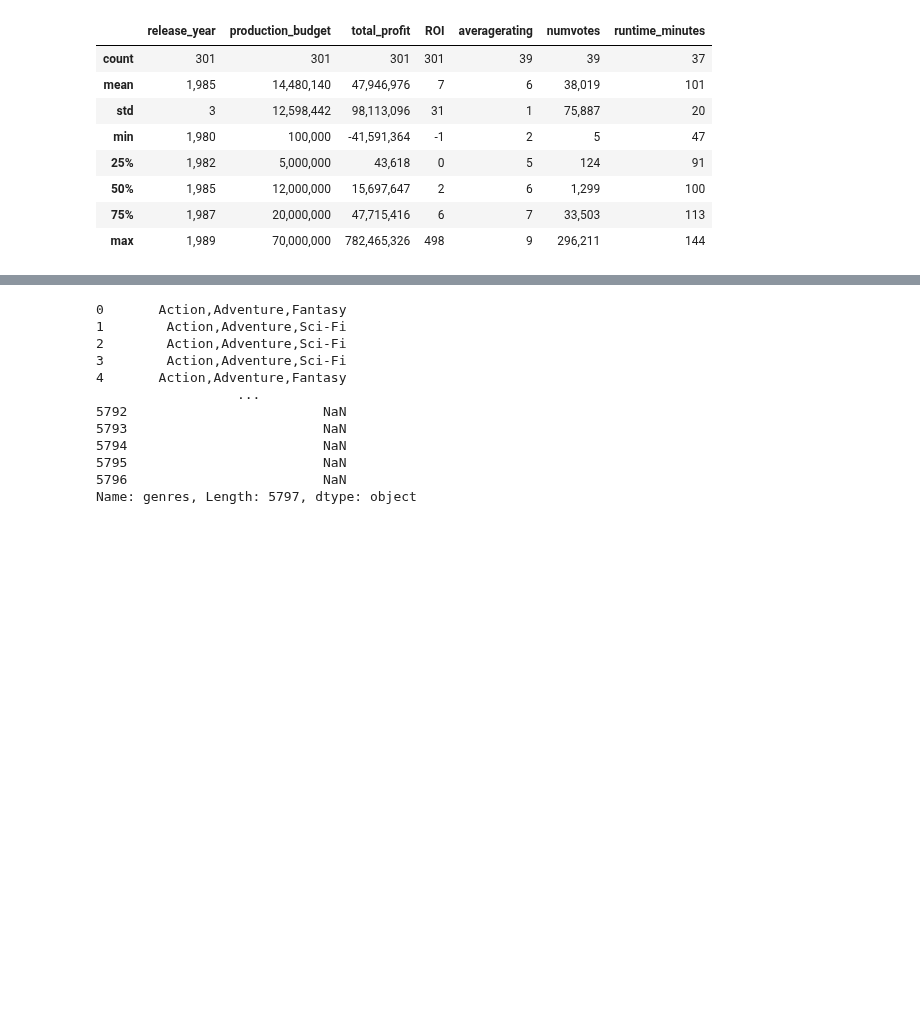
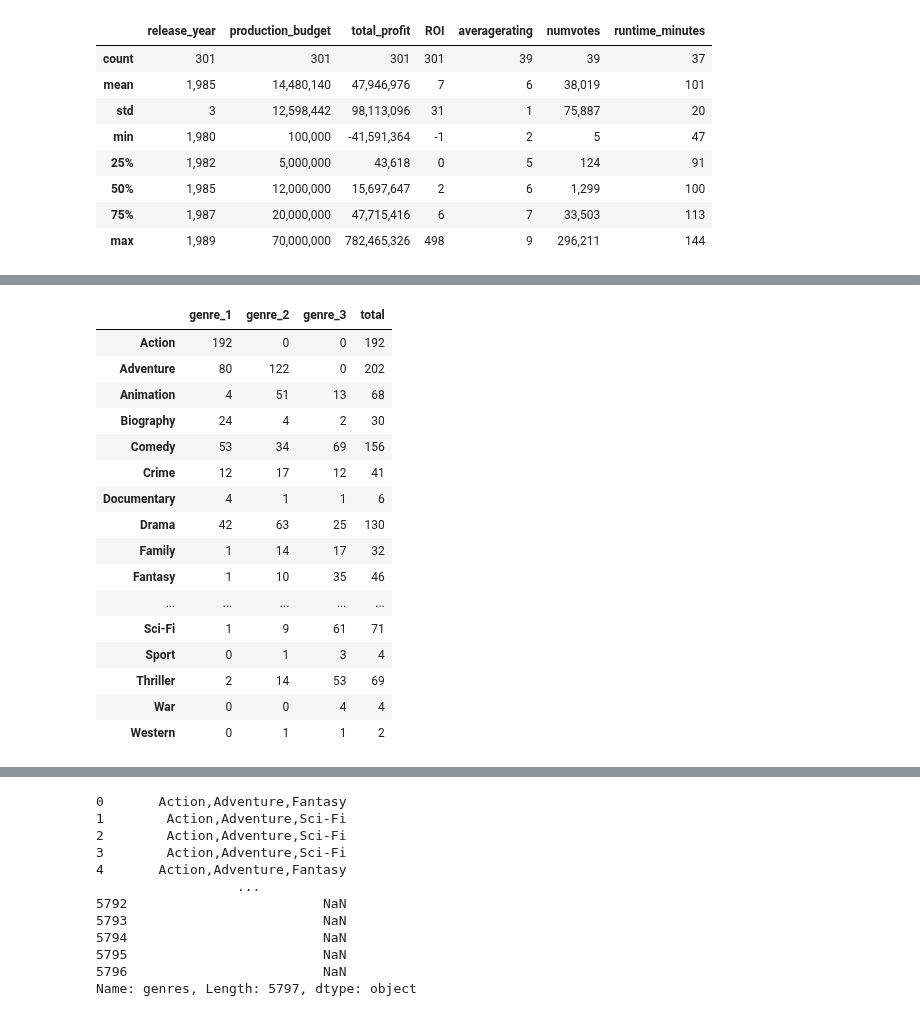
Before and after one commit to jxn628/dsc-phase-1-project, a Jupyter notebook: student.ipynb, the cells around one changed output, grey strips where cells are left out. Cells and saved outputs as stored; diff of their text form; code cells hidden in the pictures; blank space fills up the shorter version.

```diff
--- a/student.ipynb
+++ b/student.ipynb
@@ -1481,0 +1518,3 @@ AttributeError: 'list' object has no attribute 'plot'
+# %%
+genre_df = top_500[['genre_1', 'genre_2' , 'genre_3']]
+genre_df
@@ -1481,0 +1539,6 @@ AttributeError: 'list' object has no attribute 'plot'
+# %%
+#creating a dataframe of the genre counts for the top_500 df.
+#turned the NaNs into 0 so I could get a total.
+genre_counts= genre_df.apply(pd.Series.value_counts)
+genre_counts = genre_counts.fillna(0)
+genre_counts
@@ -1481,0 +1563,21 @@ AttributeError: 'list' object has no attribute 'plot'
+# %%
+genre_counts['total'] = genre_counts.sum(axis=1)
+genre_counts
+# %% [output]
+|  | genre_1 | genre_2 | genre_3 | total |
+| Action | 192 | 0 | 0 | 192 |
+| Adventure | 80 | 122 | 0 | 202 |
+| Animation | 4 | 51 | 13 | 68 |
+| Biography | 24 | 4 | 2 | 30 |
+| Comedy | 53 | 34 | 69 | 156 |
+| Crime | 12 | 17 | 12 | 41 |
+| Documentary | 4 | 1 | 1 | 6 |
+| Drama | 42 | 63 | 25 | 130 |
+| Family | 1 | 14 | 17 | 32 |
+| Fantasy | 1 | 10 | 35 | 46 |
+| ... | ... | ... | ... | ... |
+| Sci-Fi | 1 | 9 | 61 | 71 |
+| Sport | 0 | 1 | 3 | 4 |
+| Thriller | 2 | 14 | 53 | 69 |
+| War | 0 | 0 | 4 | 4 |
+| Western | 0 | 1 | 1 | 2 |
```
Also changed, not shown: parts of 43 cells of this notebook.
